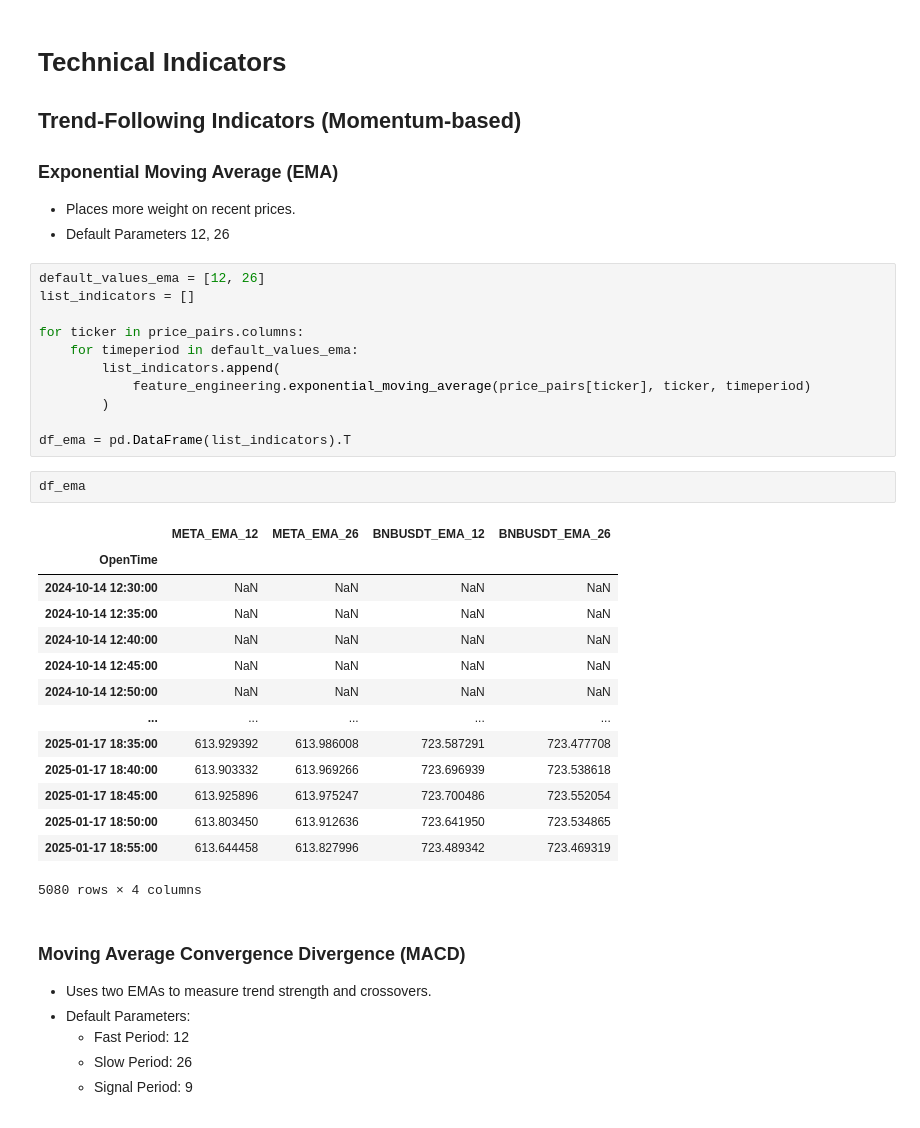
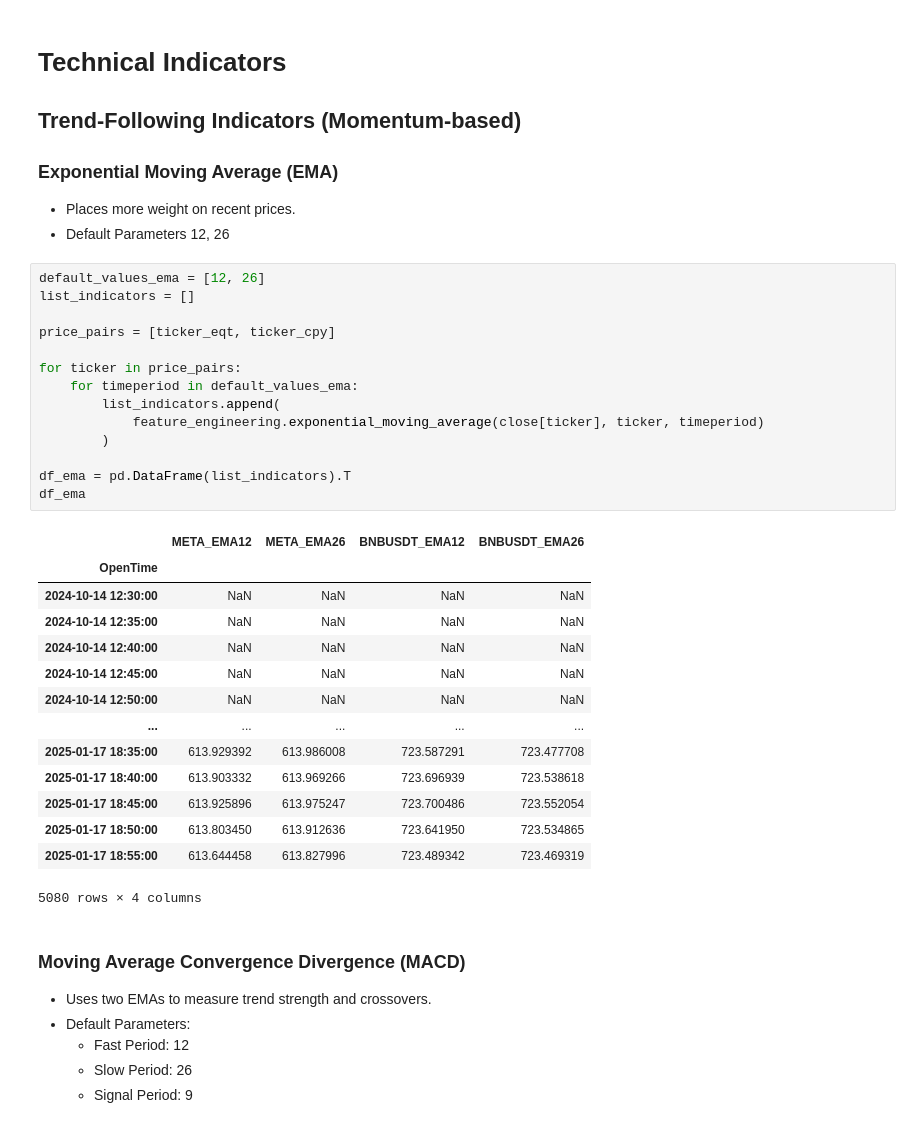
Before and after one commit to nite4/mscfe-masters-project, a Jupyter notebook: src/feature_engineering.ipynb, the cells around one changed output. Cells and saved outputs as stored; diff of their text form.

```diff
--- a/src/feature_engineering.ipynb
+++ b/src/feature_engineering.ipynb
@@ -91,31 +91,32 @@ price_pairs
 # %%
 default_values_ema = [12, 26]
 list_indicators = []
 
-for ticker in price_pairs.columns:
+price_pairs = [ticker_eqt, ticker_cpy]
+
+for ticker in price_pairs:
     for timeperiod in default_values_ema:
         list_indicators.append(
-            feature_engineering.exponential_moving_average(price_pairs[ticker], ticker, timeperiod)
+            feature_engineering.exponential_moving_average(close[ticker], ticker, timeperiod)
         )
 
 df_ema = pd.DataFrame(list_indicators).T
+df_ema
+# %% [output]
+|  | META_EMA12 | META_EMA26 | BNBUSDT_EMA12 | BNBUSDT_EMA26 |
+| OpenTime |  |  |  |  |
+| 2024-10-14 12:30:00 | NaN | NaN | NaN | NaN |
+| 2024-10-14 12:35:00 | NaN | NaN | NaN | NaN |
+| 2024-10-14 12:40:00 | NaN | NaN | NaN | NaN |
+| 2024-10-14 12:45:00 | NaN | NaN | NaN | NaN |
+| 2024-10-14 12:50:00 | NaN | NaN | NaN | NaN |
+| ... | ... | ... | ... | ... |
+| 2025-01-17 18:35:00 | 613.929392 | 613.986008 | 723.587291 | 723.477708 |
+| 2025-01-17 18:40:00 | 613.903332 | 613.969266 | 723.696939 | 723.538618 |
+| 2025-01-17 18:45:00 | 613.925896 | 613.975247 | 723.700486 | 723.552054 |
+| 2025-01-17 18:50:00 | 613.803450 | 613.912636 | 723.641950 | 723.534865 |
+| 2025-01-17 18:55:00 | 613.644458 | 613.827996 | 723.489342 | 723.469319 |
+5080 rows × 4 columns
-# %%
-df_ema
-# %% [output]
-|  | META_EMA_12 | META_EMA_26 | BNBUSDT_EMA_12 | BNBUSDT_EMA_26 |
-| OpenTime |  |  |  |  |
-| 2024-10-14 12:30:00 | NaN | NaN | NaN | NaN |
-| 2024-10-14 12:35:00 | NaN | NaN | NaN | NaN |
-| 2024-10-14 12:40:00 | NaN | NaN | NaN | NaN |
-| 2024-10-14 12:45:00 | NaN | NaN | NaN | NaN |
-| 2024-10-14 12:50:00 | NaN | NaN | NaN | NaN |
-| ... | ... | ... | ... | ... |
-| 2025-01-17 18:35:00 | 613.929392 | 613.986008 | 723.587291 | 723.477708 |
-| 2025-01-17 18:40:00 | 613.903332 | 613.969266 | 723.696939 | 723.538618 |
-| 2025-01-17 18:45:00 | 613.925896 | 613.975247 | 723.700486 | 723.552054 |
-| 2025-01-17 18:50:00 | 613.803450 | 613.912636 | 723.641950 | 723.534865 |
-| 2025-01-17 18:55:00 | 613.644458 | 613.827996 | 723.489342 | 723.469319 |
-5080 rows × 4 columns
 # %% [markdown]
 ### Moving Average Convergence Divergence (MACD)
 
```
Also changed, not shown: parts of 10 cells of this notebook, 2 other files.
